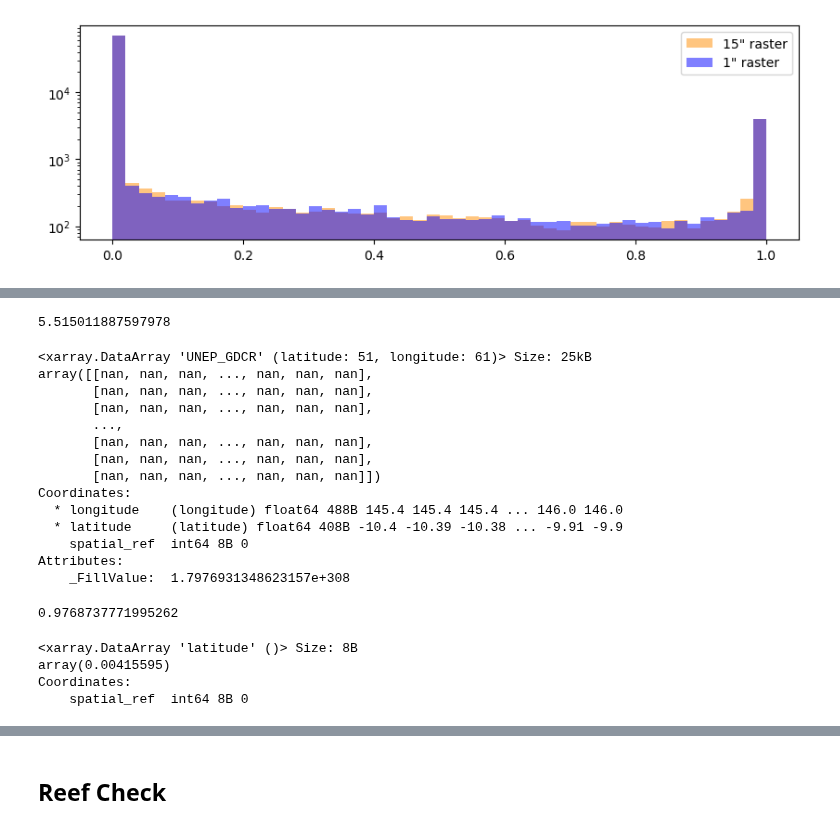
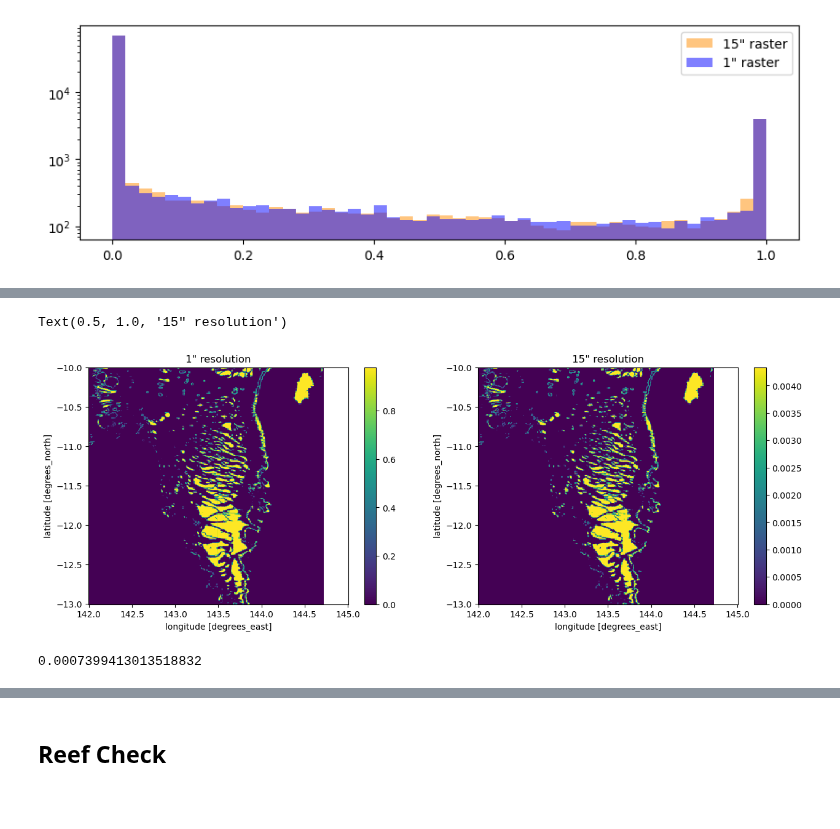
Before and after one commit to orlando-code/coralshift, a Jupyter notebook: notebooks/wip/coral_presence.ipynb, the cells around one changed output, grey strips where cells are left out. Drawn from its saved outputs; the diff is of its cells as text; code cells hidden in the pictures; blank space fills up the shorter version.

```diff
--- a/notebooks/wip/coral_presence.ipynb
+++ b/notebooks/wip/coral_presence.ipynb
@@ -386,40 +260,23 @@ xa_d_resampled.sel(latitude=slice(*lat_lims), longitude=slice(*lon_lims)).plot()
-# %%
-np.nanmax(xa_d_resampled.values)
-# %% [output]
-5.515011887597978
-# %%
-xa_d_resampled
-# %% [output]
-<xarray.DataArray 'UNEP_GDCR' (latitude: 51, longitude: 61)> Size: 25kB
-array([[nan, nan, nan, ..., nan, nan, nan],
-       [nan, nan, nan, ..., nan, nan, nan],
-       [nan, nan, nan, ..., nan, nan, nan],
-       ...,
-       [nan, nan, nan, ..., nan, nan, nan],
-       [nan, nan, nan, ..., nan, nan, nan],
-       [nan, nan, nan, ..., nan, nan, nan]])
-Coordinates:
-  * longitude    (longitude) float64 488B 145.4 145.4 145.4 ... 146.0 146.0
-  * latitude     (latitude) float64 408B -10.4 -10.39 -10.38 ... -9.91 -9.9
-    spatial_ref  int64 8B 0
-Attributes:
-    _FillValue:  1.7976931348623157e+308
+# %%
+# visualise spatially
+fig, ax = plt.subplots(1, 2, figsize=(15, 5))
+xa_d_1_resampled_density_norm.plot(ax=ax[0])
+xa_d_15_resampled_density_norm.plot(ax=ax[1])
+ax[0].set_title("1\" resolution")
+ax[1].set_title("15\" resolution");
+# %% [output]
+Text(0.5, 1.0, '15" resolution')
+[figure, added]
 # %%
-lat_res, lon_res = abs(xa_d_resampled.rio.resolution()[0]), abs(xa_d_resampled.rio.resolution()[1])
+# TODO: check this again
+lat_res, lon_res = abs(xa_d_1_resampled_density.rio.resolution()[0]), abs(xa_d_1_resampled_density.rio.resolution()[1])
 cell_area = lat_res * lon_res   # in degrees
-cell_area = cell_area * 110e3**2 * np.cos(np.mean(xa_d_resampled.sel(latitude=slice(*lat_lims), longitude=slice(*lon_lims)).latitude) * np.pi / 180)  # in m^2
+cell_area = cell_area * 110e3**2 * np.cos(np.mean(xa_d_1_resampled_density.sel(latitude=slice(*lat_lims), longitude=slice(*lon_lims)).latitude) * np.pi / 180)  # in m^2
 
 # number of 30x30m cells in cell
 num_30 = cell_area / 30**2
 # coverage density
-test = xa_d_resampled / num_30
+test = xa_d_1_resampled_density / num_30
 print(np.nanmax(test.values))
 # %% [output]
-0.9768737771995262
+0.0007399413013518832
-# %%
-5.5 / num_30
-# %% [output]
-<xarray.DataArray 'latitude' ()> Size: 8B
-array(0.00415595)
-Coordinates:
-    spatial_ref  int64 8B 0
```
Also changed, not shown: parts of 53 cells of this notebook.
